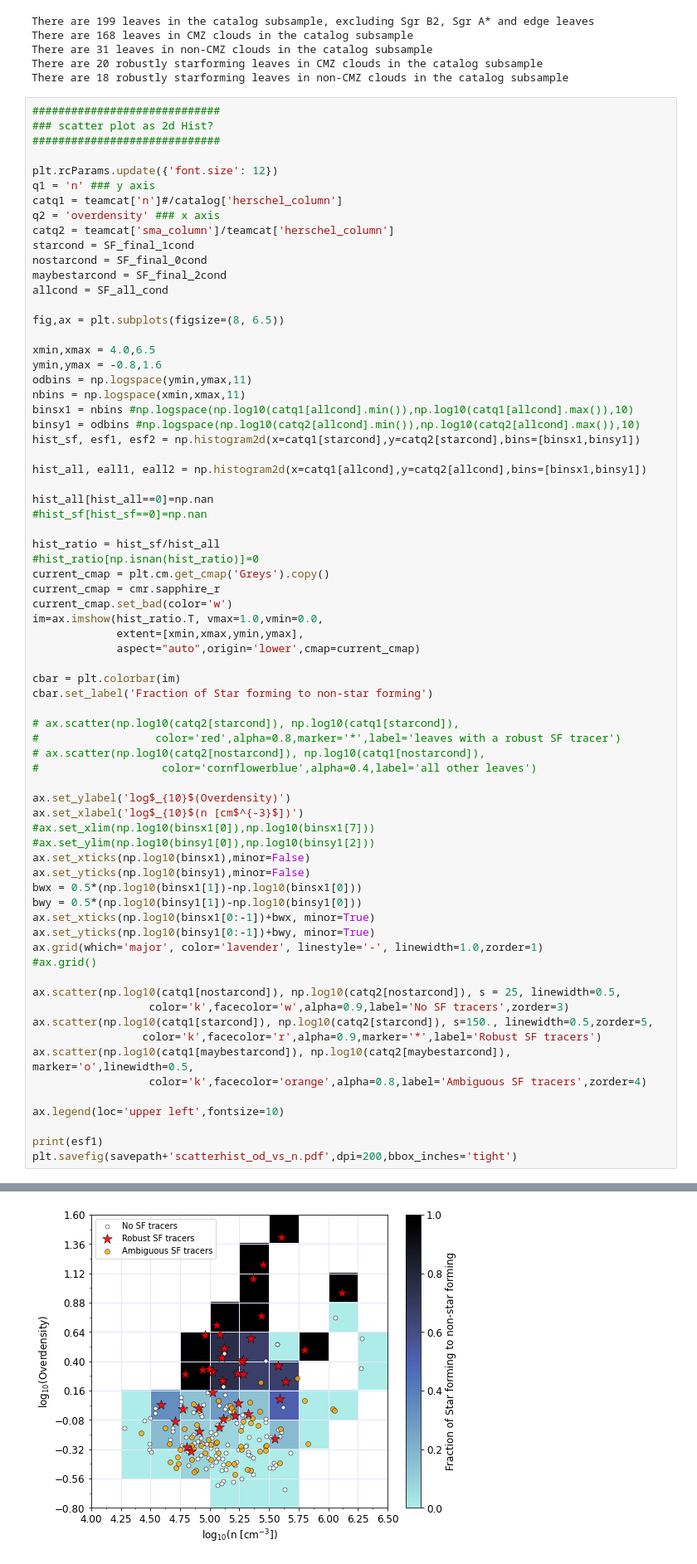
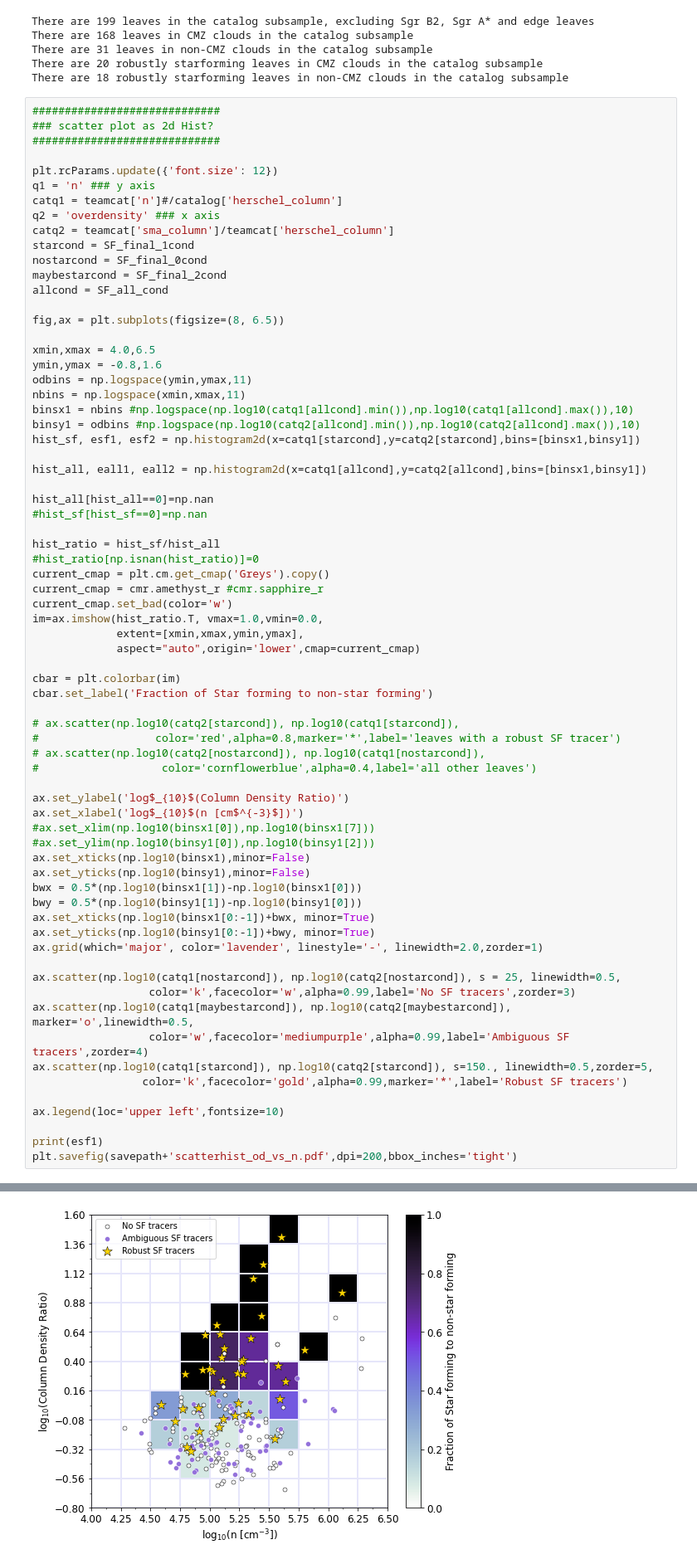
Before and after one commit to hpthatchfield/cmzoom_SFC, a Jupyter notebook: make_CMZoom_SF_figures.ipynb, the cells around one changed output, grey strips where cells are left out. Shown: that part at 83% size. Drawn from its saved outputs; the diff is of its cells as text.

Commit message:
changed colorscheme, updates to sfe, tables, and overdensity redefined

```diff
--- a/make_CMZoom_SF_figures.ipynb
+++ b/make_CMZoom_SF_figures.ipynb
@@ -108,7 +109,7 @@ hist_all[hist_all==0]=np.nan
 hist_ratio = hist_sf/hist_all
 #hist_ratio[np.isnan(hist_ratio)]=0
 current_cmap = plt.cm.get_cmap('Greys').copy()
-current_cmap = cmr.sapphire_r
+current_cmap = cmr.amethyst_r #cmr.sapphire_r
 current_cmap.set_bad(color='w')
 im=ax.imshow(hist_ratio.T, vmax=1.0,vmin=0.0,
              extent=[xmin,xmax,ymin,ymax],
@@ -116,38 +117,37 @@ im=ax.imshow(hist_ratio.T, vmax=1.0,vmin=0.0,
 
 cbar = plt.colorbar(im)
 cbar.set_label('Fraction of Star forming to non-star forming')
 
 # ax.scatter(np.log10(catq2[starcond]), np.log10(catq1[starcond]),
 #                  color='red',alpha=0.8,marker='*',label='leaves with a robust SF tracer')
 # ax.scatter(np.log10(catq2[nostarcond]), np.log10(catq1[nostarcond]),
 #                   color='cornflowerblue',alpha=0.4,label='all other leaves')
 
-ax.set_ylabel('log$_{10}$(Overdensity)')
+ax.set_ylabel('log$_{10}$(Column Density Ratio)')
 ax.set_xlabel('log$_{10}$(n [cm$^{-3}$])')
 #ax.set_xlim(np.log10(binsx1[0]),np.log10(binsx1[7]))
 #ax.set_ylim(np.log10(binsy1[0]),np.log10(binsy1[2]))
 ax.set_xticks(np.log10(binsx1),minor=False)
 ax.set_yticks(np.log10(binsy1),minor=False)
 bwx = 0.5*(np.log10(binsx1[1])-np.log10(binsx1[0]))
 bwy = 0.5*(np.log10(binsy1[1])-np.log10(binsy1[0]))
 ax.set_xticks(np.log10(binsx1[0:-1])+bwx, minor=True)
 ax.set_yticks(np.log10(binsy1[0:-1])+bwy, minor=True)
-ax.grid(which='major', color='lavender', linestyle='-', linewidth=1.0,zorder=1)
-#ax.grid()
+ax.grid(which='major', color='lavender', linestyle='-', linewidth=2.0,zorder=1)
 
 ax.scatter(np.log10(catq1[nostarcond]), np.log10(catq2[nostarcond]), s = 25, linewidth=0.5,
-                  color='k',facecolor='w',alpha=0.9,label='No SF tracers',zorder=3)
+                  color='k',facecolor='w',alpha=0.99,label='No SF tracers',zorder=3)
+ax.scatter(np.log10(catq1[maybestarcond]), np.log10(catq2[maybestarcond]), marker='o',linewidth=0.5,
+                  color='w',facecolor='mediumpurple',alpha=0.99,label='Ambiguous SF tracers',zorder=4)
 ax.scatter(np.log10(catq1[starcond]), np.log10(catq2[starcond]), s=150., linewidth=0.5,zorder=5,
-                 color='k',facecolor='r',alpha=0.9,marker='*',label='Robust SF tracers')
-ax.scatter(np.log10(catq1[maybestarcond]), np.log10(catq2[maybestarcond]), marker='o',linewidth=0.5,
-                  color='k',facecolor='orange',alpha=0.8,label='Ambiguous SF tracers',zorder=4)
+                 color='k',facecolor='gold',alpha=0.99,marker='*',label='Robust SF tracers')
 
 ax.legend(loc='upper left',fontsize=10)
 
 print(esf1)
 plt.savefig(savepath+'scatterhist_od_vs_n.pdf',dpi=200,bbox_inches='tight')
 # %% [output]
 [  10000.           17782.79410039   31622.77660168   56234.13251903
   100000.          177827.94100389  316227.76601684  562341.32519035
  1000000.         1778279.41003892 3162277.66016838]
-[figure, old version]
+[figure, new version]
```
Also changed, not shown: parts of 4 cells of this notebook, 1 other file.
